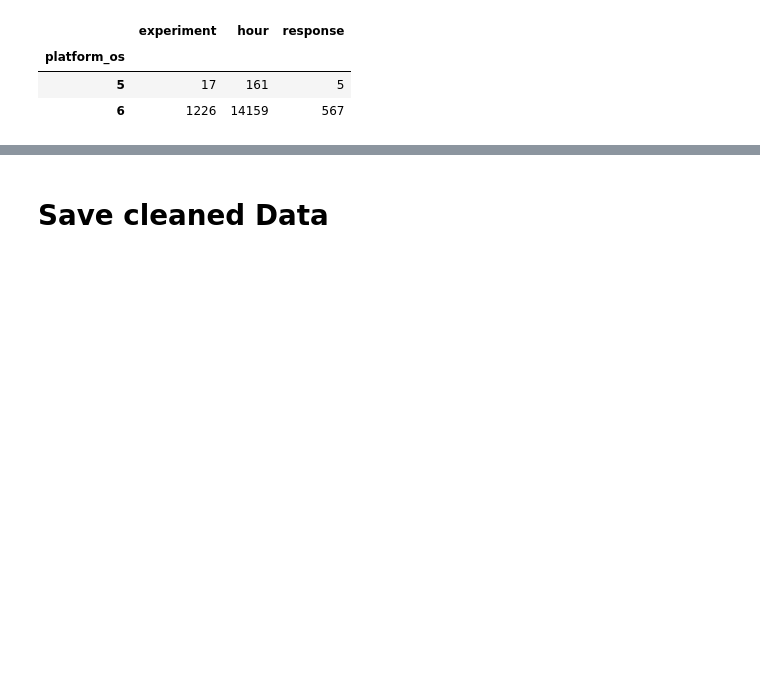
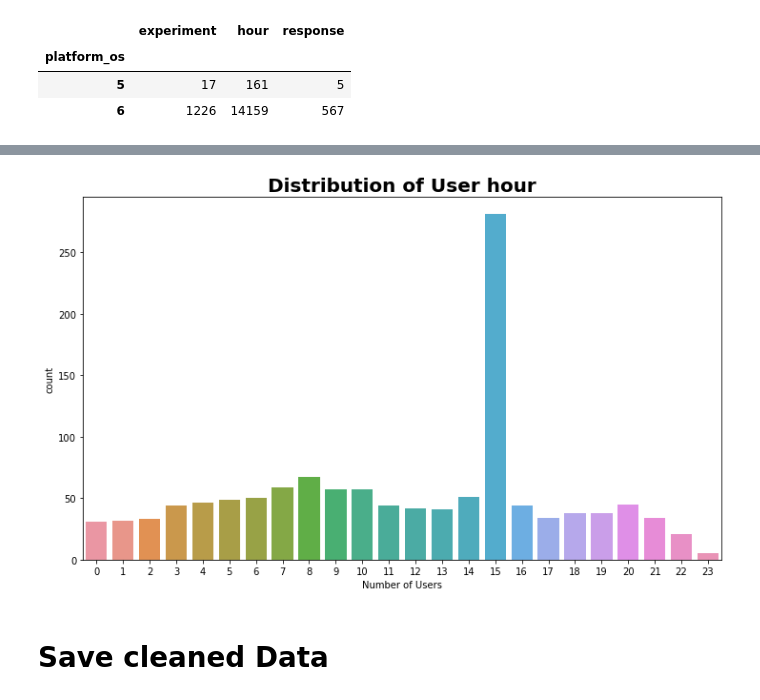
Before and after one commit to dagmawiii03/Ab_Hypothesis_Testing, a Jupyter notebook: Notebooks/Data_Exploration.ipynb, the cells around one changed output, grey strips where cells are left out. Drawn from its saved outputs; the diff is of its cells as text; code cells hidden in the pictures; blank space fills up the shorter version.

```diff
--- a/Notebooks/Data_Exploration.ipynb
+++ b/Notebooks/Data_Exploration.ipynb
@@ -310,3 +341,7 @@ os_group_df
+# %%
+draw.plot_count(combined_df, 'hour')
+# %% [output]
+[figure, added]
 # %% [markdown]
 # Save cleaned Data
 # %%
```
Also changed, not shown: parts of 9 cells of this notebook, 2 other files.
